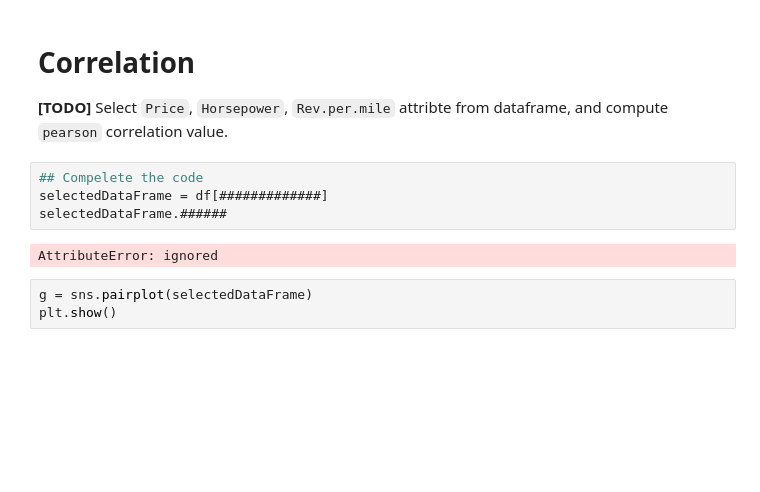
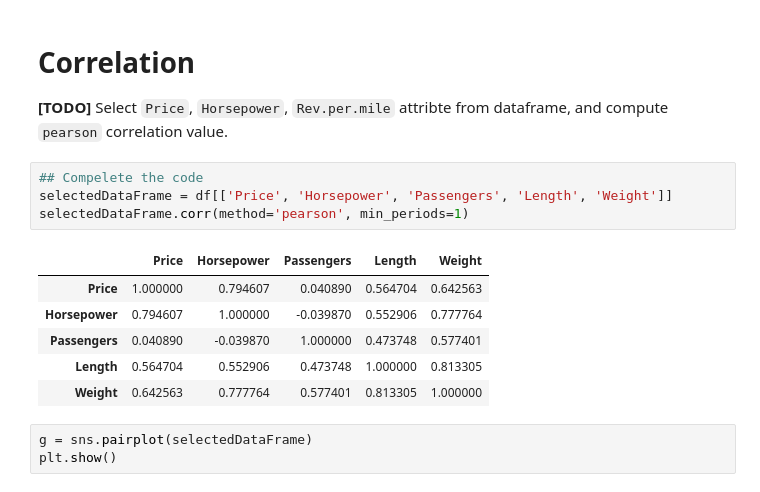
Before and after one commit to jrsky723/BED, a Jupyter notebook: [Lab_session_3]_Statistics.ipynb, the cells around one changed output. Cells and saved outputs as stored; diff of their text form; blank space fills up the shorter version.

```diff
--- a/[Lab_session_3]_Statistics.ipynb
+++ b/[Lab_session_3]_Statistics.ipynb
@@ -201,10 +201,15 @@ plt.tight_layout()
 **[TODO]** Select `Price`, `Horsepower`, `Rev.per.mile` attribte from dataframe, and compute `pearson` correlation value.
 # %%
 ## Compelete the code
-selectedDataFrame = df[#############]
-selectedDataFrame.######
+selectedDataFrame = df[['Price', 'Horsepower', 'Passengers', 'Length', 'Weight']]
+selectedDataFrame.corr(method='pearson', min_periods=1)
 # %% [output]
-AttributeError: ignored
+|  | Price | Horsepower | Passengers | Length | Weight |
+| Price | 1.000000 | 0.794607 | 0.040890 | 0.564704 | 0.642563 |
+| Horsepower | 0.794607 | 1.000000 | -0.039870 | 0.552906 | 0.777764 |
+| Passengers | 0.040890 | -0.039870 | 1.000000 | 0.473748 | 0.577401 |
+| Length | 0.564704 | 0.552906 | 0.473748 | 1.000000 | 0.813305 |
+| Weight | 0.642563 | 0.777764 | 0.577401 | 0.813305 | 1.000000 |
 # %%
 g = sns.pairplot(selectedDataFrame)
 plt.show()
```
Also changed, not shown: parts of 2 cells of this notebook.
